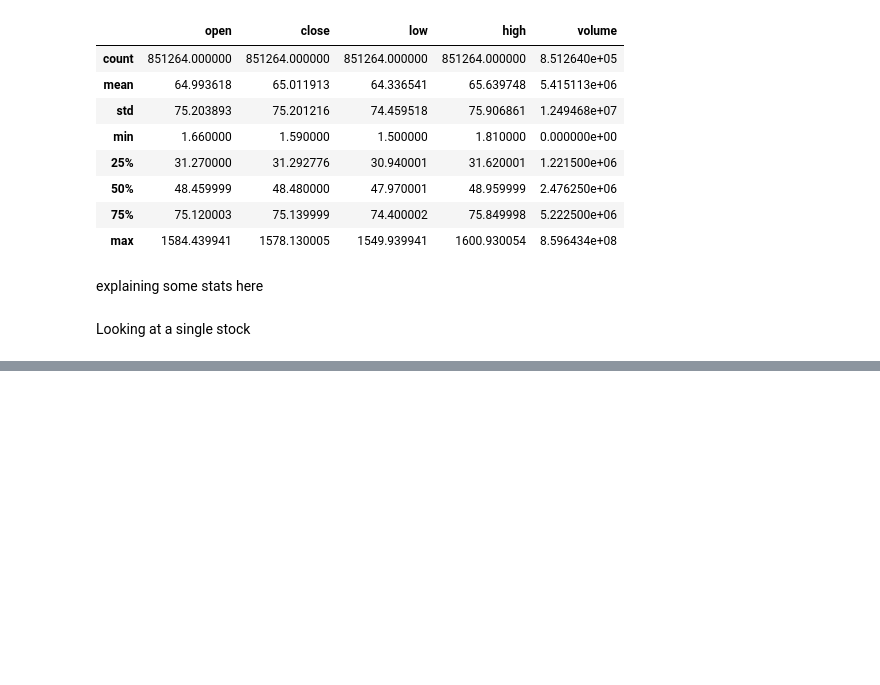
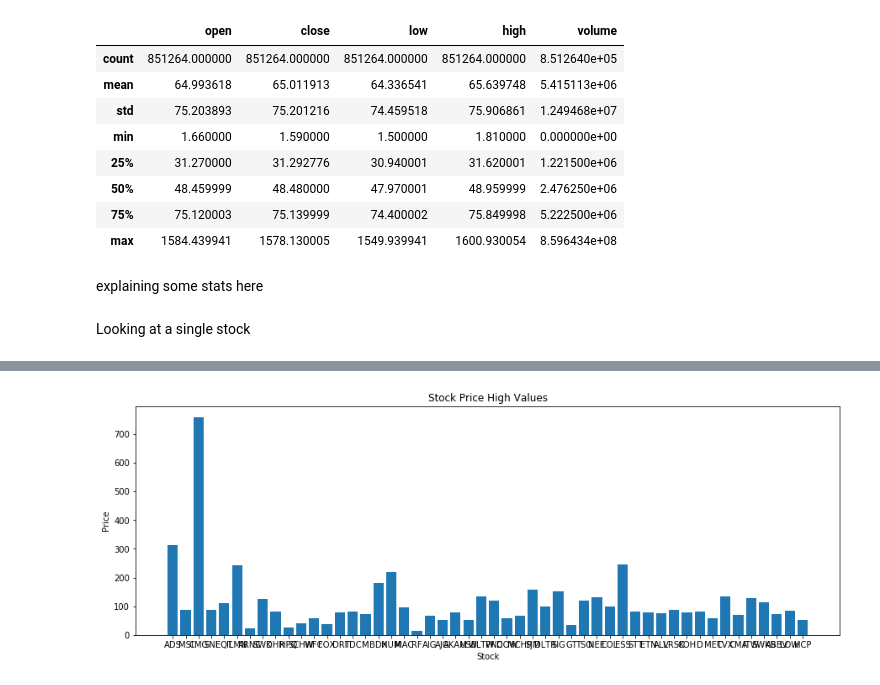
Before and after one commit to MissAle17/dsc-4-final-project-online-ds-sp-000, a Jupyter notebook: student.ipynb, the cells around one changed output, grey strips where cells are left out. Cells and saved outputs as stored; diff of their text form; code cells hidden in the pictures; blank space fills up the shorter version.

```diff
--- a/student.ipynb
+++ b/student.ipynb
@@ -93,0 +115,10 @@ plt.legend(loc='best')
+# %%
+plt.figure(figsize=(15, 5))
+plt.bar(stocks[:50],highs[:50])
+plt.xticks(x, labels, rotation='vertical')
+plt.title('Stock Price High Values')
+plt.ylabel('Price')
+plt.xlabel('Stock')
+plt.show()
+# %% [output]
+[figure, added]
```
Also changed, not shown: parts of 4 cells of this notebook, 1 other file.
